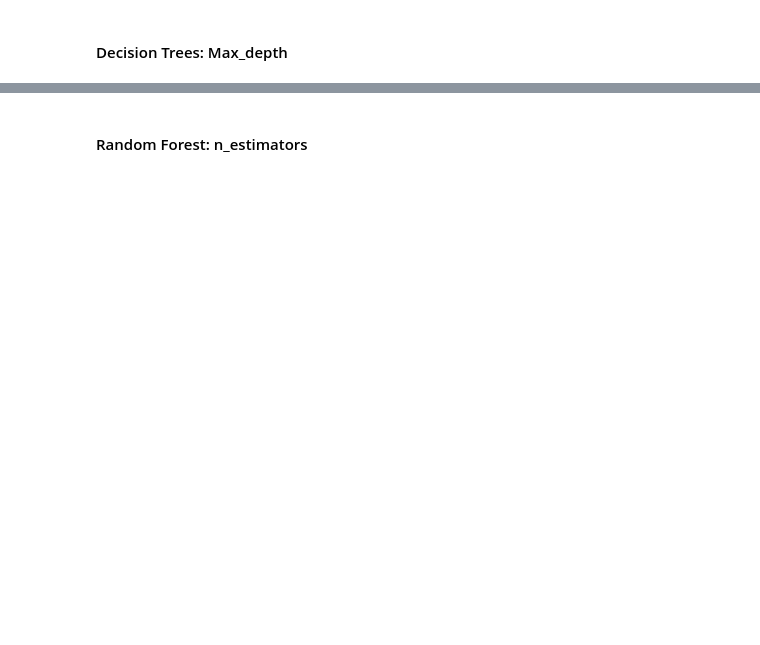
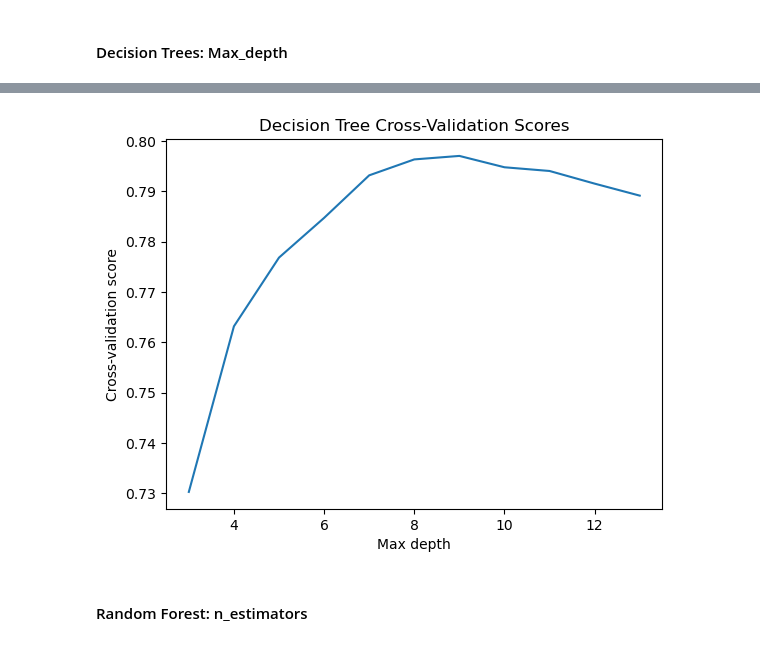
Before and after one commit to CarolMargeth/admission_prediction_project, a Jupyter notebook: Modeling_Predicting_hospital_admission_at_emergency_department_triage.ipynb, the cells around one changed output, grey strips where cells are left out. Cells and saved outputs as stored; diff of their text form; code cells hidden in the pictures; blank space fills up the shorter version.

```diff
--- a/Modeling_Predicting_hospital_admission_at_emergency_department_triage.ipynb
+++ b/Modeling_Predicting_hospital_admission_at_emergency_department_triage.ipynb
@@ -966,3 +941,12 @@ for depth in max_depth:
+# %%
+# Plot the results of cross-validation
+plt.plot(max_depths, cv_scores)
+plt.xlabel("Max depth")
+plt.ylabel("Cross-validation score")
+plt.title("Decision Tree Cross-Validation Scores")
+plt.show()
+# %% [output]
+[figure, added]
 # %% [markdown]
 #### Random Forest: n_estimators
 # %%
```
Also changed, not shown: parts of 35 cells of this notebook.
